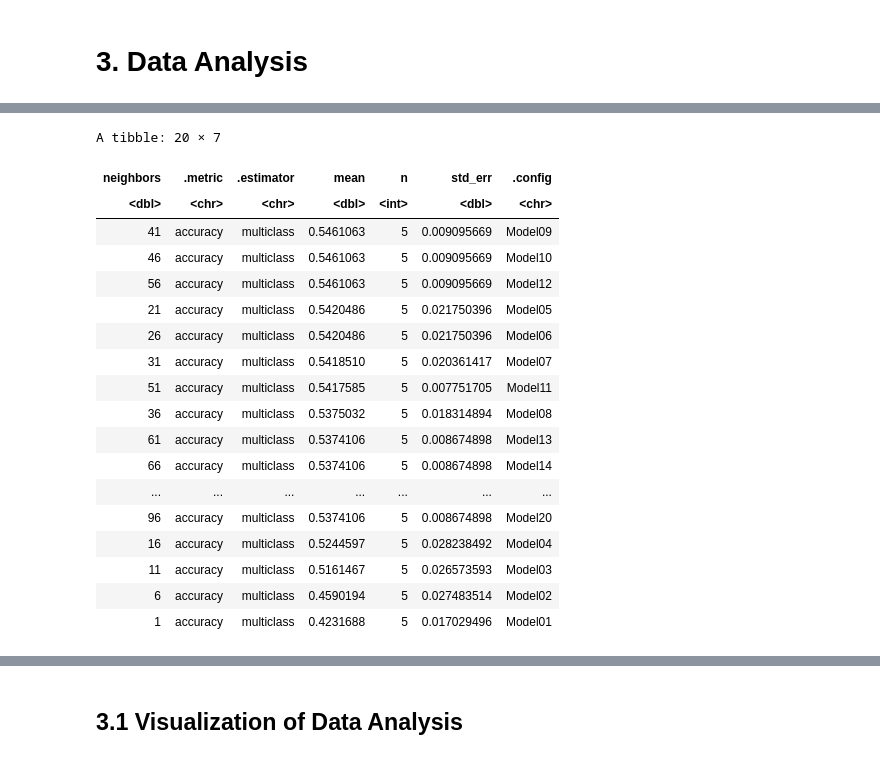
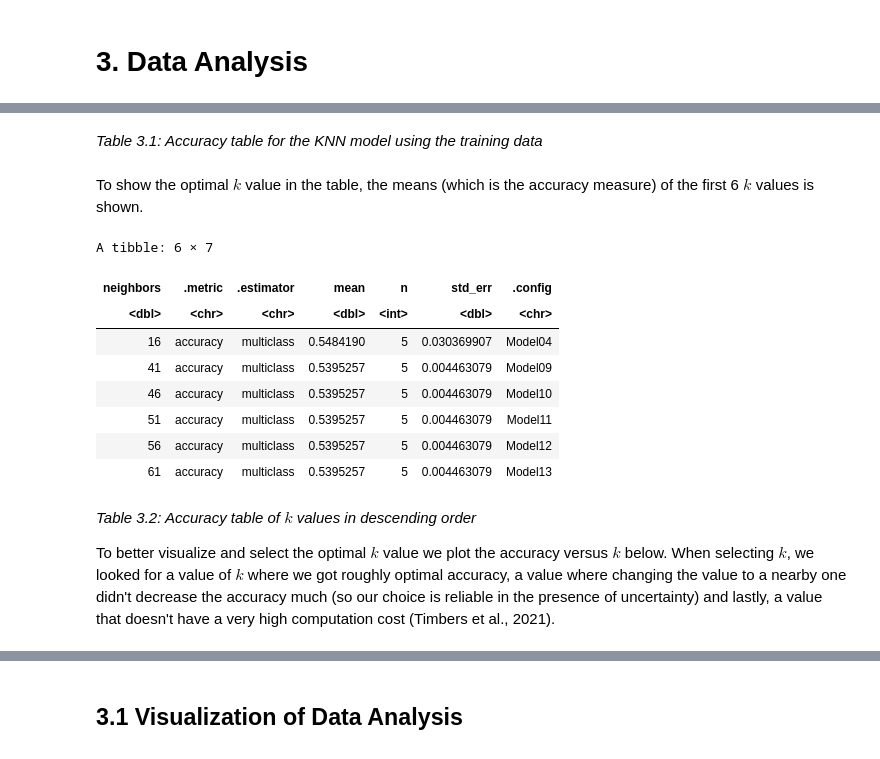
Before and after one commit to chinweeze/pass-this-class, a Jupyter notebook: Group_Project_Report.ipynb, the cells around one changed output, grey strips where cells are left out. Drawn from its saved outputs; the diff is of its cells as text; code cells hidden in the pictures.

```diff
--- a/Group_Project_Report.ipynb
+++ b/Group_Project_Report.ipynb
@@ -345,28 +326,27 @@ A tibble: 20 × 7
+# %% [markdown]
+*Table 3.1: Accuracy table for the KNN model using the training data*
+# %% [markdown]
+To show the optimal $k$ value in the table, the means (which is the accuracy measure) of the first 6 $k$ values is shown.
 # %%
-options(repr.matrix.max.rows = 20)
 selected_k <- accuracies %>%
-            arrange(desc(mean))
+            arrange(desc(mean)) %>%
+            head()
 selected_k
 # %% [output]
-A tibble: 20 × 7
+A tibble: 6 × 7
 | neighbors | .metric | .estimator | mean | n | std_err | .config |
 | <dbl> | <chr> | <chr> | <dbl> | <int> | <dbl> | <chr> |
-| 41 | accuracy | multiclass | 0.5461063 | 5 | 0.009095669 | Model09 |
-| 46 | accuracy | multiclass | 0.5461063 | 5 | 0.009095669 | Model10 |
-| 56 | accuracy | multiclass | 0.5461063 | 5 | 0.009095669 | Model12 |
-| 21 | accuracy | multiclass | 0.5420486 | 5 | 0.021750396 | Model05 |
-| 26 | accuracy | multiclass | 0.5420486 | 5 | 0.021750396 | Model06 |
-| 31 | accuracy | multiclass | 0.5418510 | 5 | 0.020361417 | Model07 |
-| 51 | accuracy | multiclass | 0.5417585 | 5 | 0.007751705 | Model11 |
-| 36 | accuracy | multiclass | 0.5375032 | 5 | 0.018314894 | Model08 |
-| 61 | accuracy | multiclass | 0.5374106 | 5 | 0.008674898 | Model13 |
-| 66 | accuracy | multiclass | 0.5374106 | 5 | 0.008674898 | Model14 |
-| ... | ... | ... | ... | ... | ... | ... |
-| 96 | accuracy | multiclass | 0.5374106 | 5 | 0.008674898 | Model20 |
-| 16 | accuracy | multiclass | 0.5244597 | 5 | 0.028238492 | Model04 |
-| 11 | accuracy | multiclass | 0.5161467 | 5 | 0.026573593 | Model03 |
-| 6 | accuracy | multiclass | 0.4590194 | 5 | 0.027483514 | Model02 |
-| 1 | accuracy | multiclass | 0.4231688 | 5 | 0.017029496 | Model01 |
+| 16 | accuracy | multiclass | 0.5484190 | 5 | 0.030369907 | Model04 |
+| 41 | accuracy | multiclass | 0.5395257 | 5 | 0.004463079 | Model09 |
+| 46 | accuracy | multiclass | 0.5395257 | 5 | 0.004463079 | Model10 |
+| 51 | accuracy | multiclass | 0.5395257 | 5 | 0.004463079 | Model11 |
+| 56 | accuracy | multiclass | 0.5395257 | 5 | 0.004463079 | Model12 |
+| 61 | accuracy | multiclass | 0.5395257 | 5 | 0.004463079 | Model13 |
+# %% [markdown]
+*Table 3.2: Accuracy table of $k$ values in descending order*
+
+
+To better visualize and select the optimal $k$ value we plot the accuracy versus $k$ below. When selecting $k$, we looked for a value of $k$ where we got roughly optimal accuracy, a value where changing the value to a nearby one didn't decrease the accuracy much (so our choice is reliable in the presence of uncertainty) and lastly, a value that doesn't have a very high computation cost (Timbers et al., 2021).
 # %%
 options(repr.plot.width = 10, repr.plot.height = 7)
 accuracy_vs_k <- ggplot(accuracies, aes(x = neighbors, y = mean)) +
```
Also changed, not shown: parts of 29 cells of this notebook.
